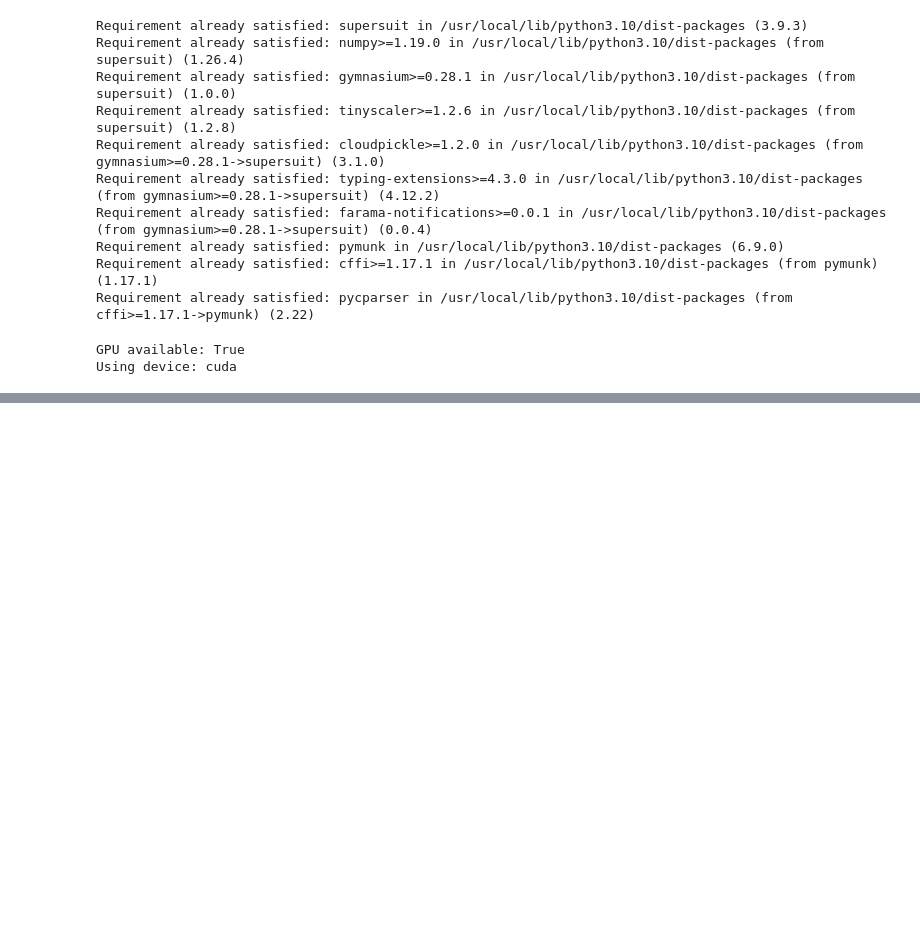
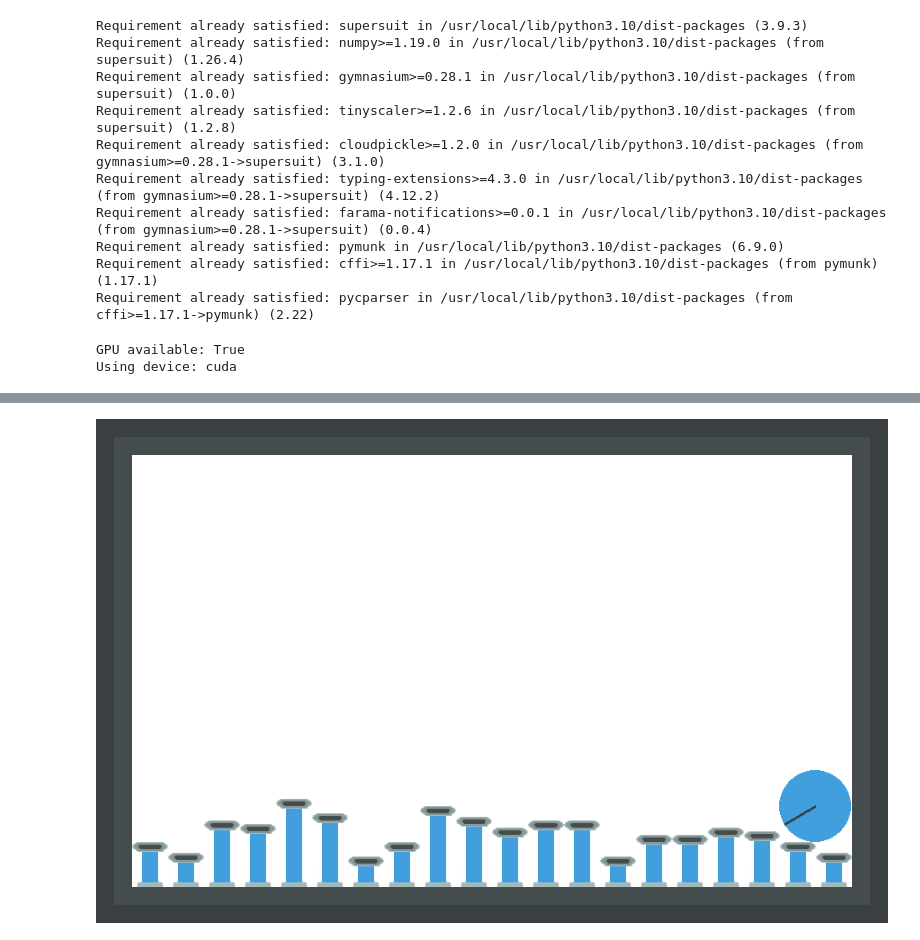
Before and after one commit to donaldkinyafisher/INF8250AE-MARL-NOTEBOOK, a Jupyter notebook: Copie_de_Copie_de_Welcome_To_Colab.ipynb, the cells around one changed output, grey strips where cells are left out. Drawn from its saved outputs; the diff is of its cells as text; code cells hidden in the pictures; blank space fills up the shorter version.

```diff
--- a/Copie_de_Copie_de_Welcome_To_Colab.ipynb
+++ b/Copie_de_Copie_de_Welcome_To_Colab.ipynb
@@ -1112,4 +1112,6 @@ FileNotFoundError: The directory '/content/PettingZoo_PistonBall' does not exist
 # %%
 from IPython.display import Image, display
 # Display the uploaded GIF
-display(Image(filename="/content/INF8250AE_MARL_NOTEBOOK/pistonball.gif"))
+display(Image(filename="/content/pistonball.gif"))
+# %% [output]
+[figure, added]
```
Also changed, not shown: parts of 3 cells of this notebook.
